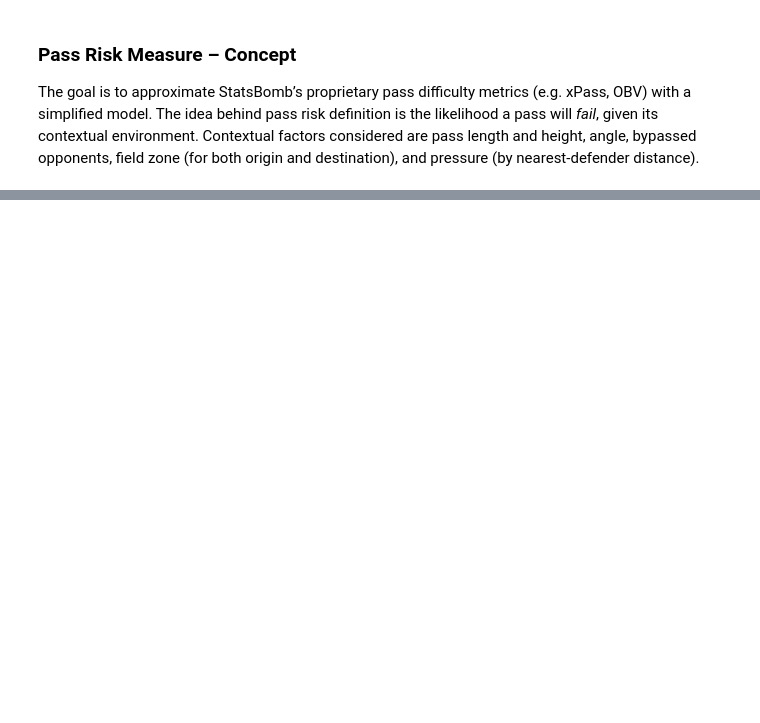
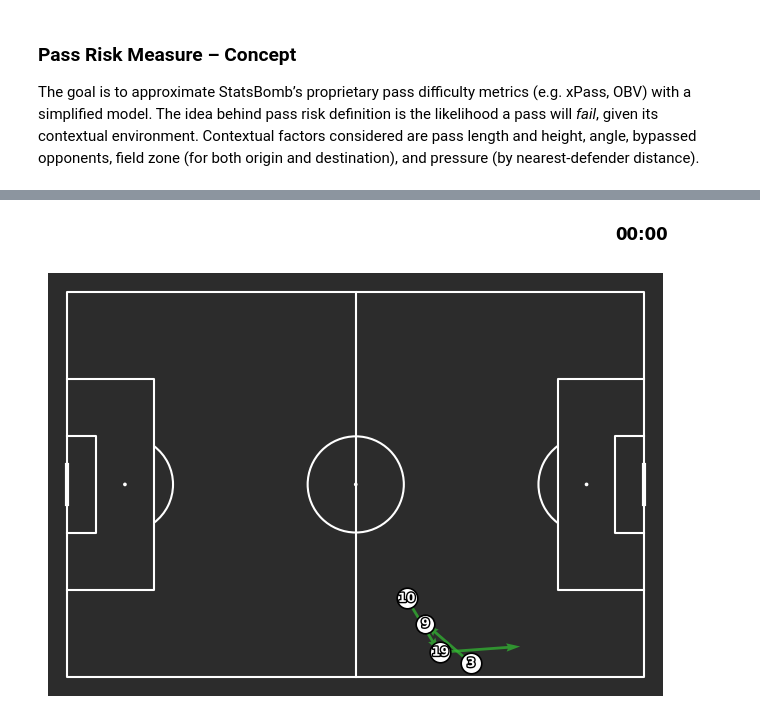
Before and after one commit to pujolaleix/pass_risk_quantification, a Jupyter notebook: challenge.ipynb, the cells around one changed output, grey strips where cells are left out. Saved outputs shown, nothing was run; the diff lists cells and outputs as text; code cells hidden in the pictures; blank space fills up the shorter version.

Commit message:
code update - visuals generation

```diff
--- a/challenge.ipynb
+++ b/challenge.ipynb
@@ -73,5 +79 @@ Italy Euro 2020 matches with data availability:
-# %%
-# Global variables
-match_ids = [3788741, 3788754, 3788766, 3794679, 3794686, 3795220, 3795506] # by manual exploration
-data_dir = "italy_euro2020/data"
 # %% [markdown]
@@ -84,0 +178,95 @@ italy_euro2020\data
+# %%
+# visualize pass events
+df_final = df_pass[df_pass["stage"]=="Final"].head(20)
+
+#flip away team locations
+is_away = df_final['team']!=df_final['home']
+df_final.loc[is_away, ["sx","ex"]] = pitch_length - df_final.loc[is_away, ["sx","ex"]]
+df_final.loc[is_away, ["sy","ey"]] = pitch_width - df_final.loc[is_away, ["sy","ey"]]
+
+df_final = df_final.sort_values('time').reset_index(drop=True)
+
+pitch = Pitch(pitch_type="statsbomb", pitch_color="#2C2C2C", line_color='white', linewidth=1.5)
+fig, ax = pitch.draw(figsize=(7,5))
+time_text = ax.text(
+    pitch_length+5, -10, "",
+    ha="right", va="bottom",
+    fontsize=12, color="black", weight="bold"
+)
+
+visualize_frames = []
+player_markers = {}
+
+def animate(i):
+
+    if i==0:
+        time_text.set_text('00:00')
+        return ax,
+
+    row = df_final.iloc[i-1]
+    time_text.set_text(row['time'])
+    pass_color = pass_outcome_color['successful'] if row['is_complete']==True else pass_outcome_color['fail']
+    player_color = team_color['italy'] if row['team']=='Italy' else team_color['opponent']
+
+    frame = []
+
+    #draw pass
+    pass_arrow = pitch.arrows(row['sx'], row['sy'], row['ex'], row['ey'],
+                        color=pass_color, ax=ax,
+                        alpha=0.7 if bool(row["is_complete"]) else 0.5,
+                        linestyle="-" if bool(row["is_complete"]) else "--",
+                        width=2)
+    frame.append(pass_arrow)
+
+    #draw action player
+    player_circle = draw_numbered_circle(ax,
+                            x=row["sx"], y=row["sy"],
+                            number=row["jersey_number"],
+                            facecolor=player_color)
+    frame.extend(player_circle)
+    update_player_markers(player_markers=player_markers,
+                          player_name=row['player_name'],
+                          x=row['sx'],
+                          y=row['sy'],
+                          circle=player_circle,
+                          number=row['jersey_number'])
+
+    #draw receiver player
+    if row['is_complete']==True:
+        receiver_circle = draw_numbered_circle(ax, row["ex"], row["ey"],
+                                    number=row["jersey_number_receiver"],
+                                    facecolor=player_color, size=180)
+        frame.extend(receiver_circle)
+        update_player_markers(player_markers=player_markers,
+                              player_name=row["recipient"],
+                              x=row["ex"],
+                              y=row["ey"],
+                              circle=receiver_circle,
+                              number=row["jersey_number_receiver"])
+
+    visualize_frames.append(frame)
+    if len(visualize_frames) > n_passes_in_viz:
+        old = visualize_frames.pop(0)
+        for art in old:
+            try:
+                art.remove()
+            except Exception:
+                pass
+
+
+    return ax,
+
+
+ani = animation.FuncAnimation(fig, animate,
+                              frames=len(df_final),
+                              interval=80,
+                              blit=False,
+                              repeat=False)
+
+# 5. Save
+ffmpeg_path = imageio_ffmpeg.get_ffmpeg_exe()
+mpl.rcParams["animation.ffmpeg_path"] = ffmpeg_path
+writer = animation.FFMpegWriter(fps=1, bitrate=1800)
+ani.save('euro2020_final_pass_animation.mp4', writer=writer)
+# %% [output]
+[figure, added]
```
Also changed, not shown: parts of 10 cells of this notebook, 2 other files.
